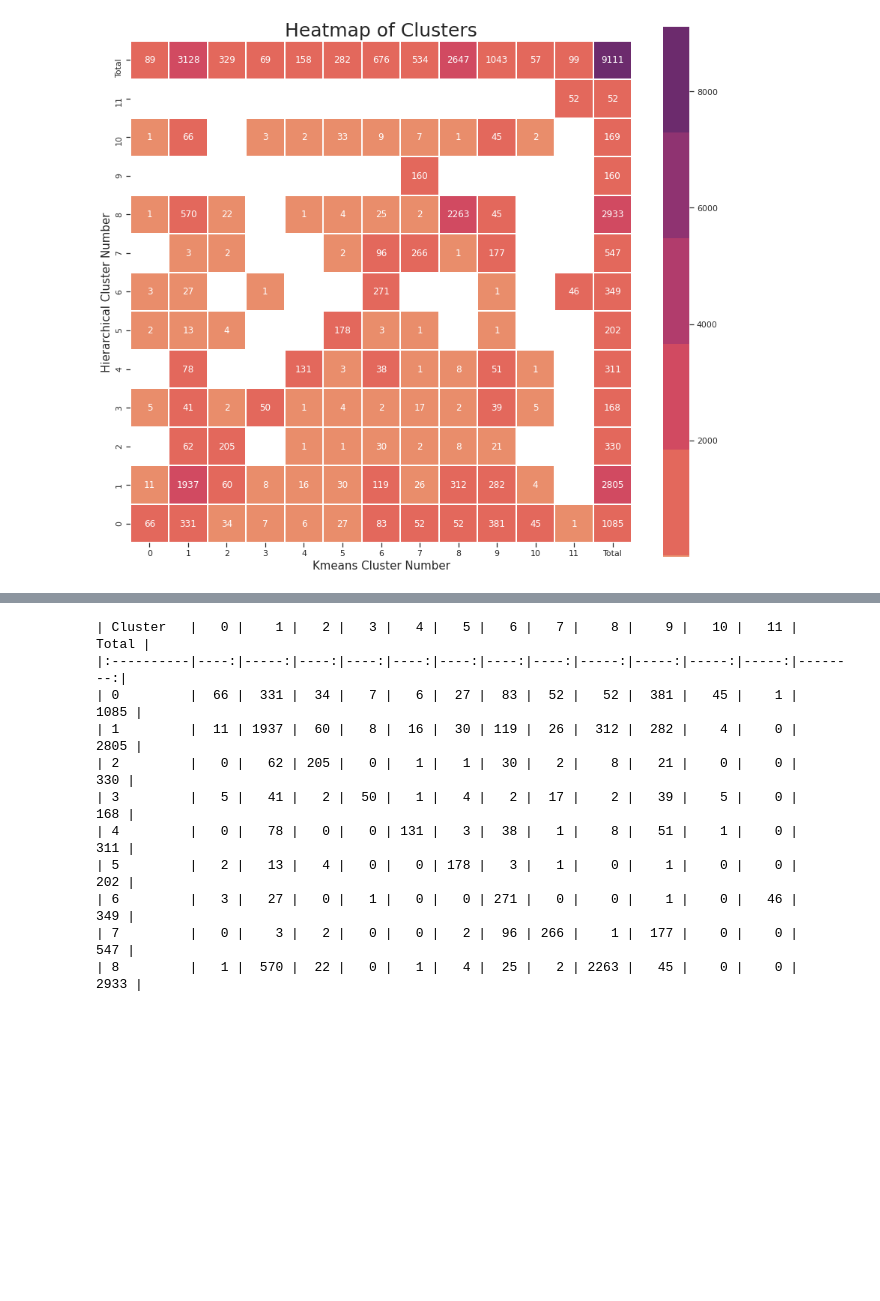
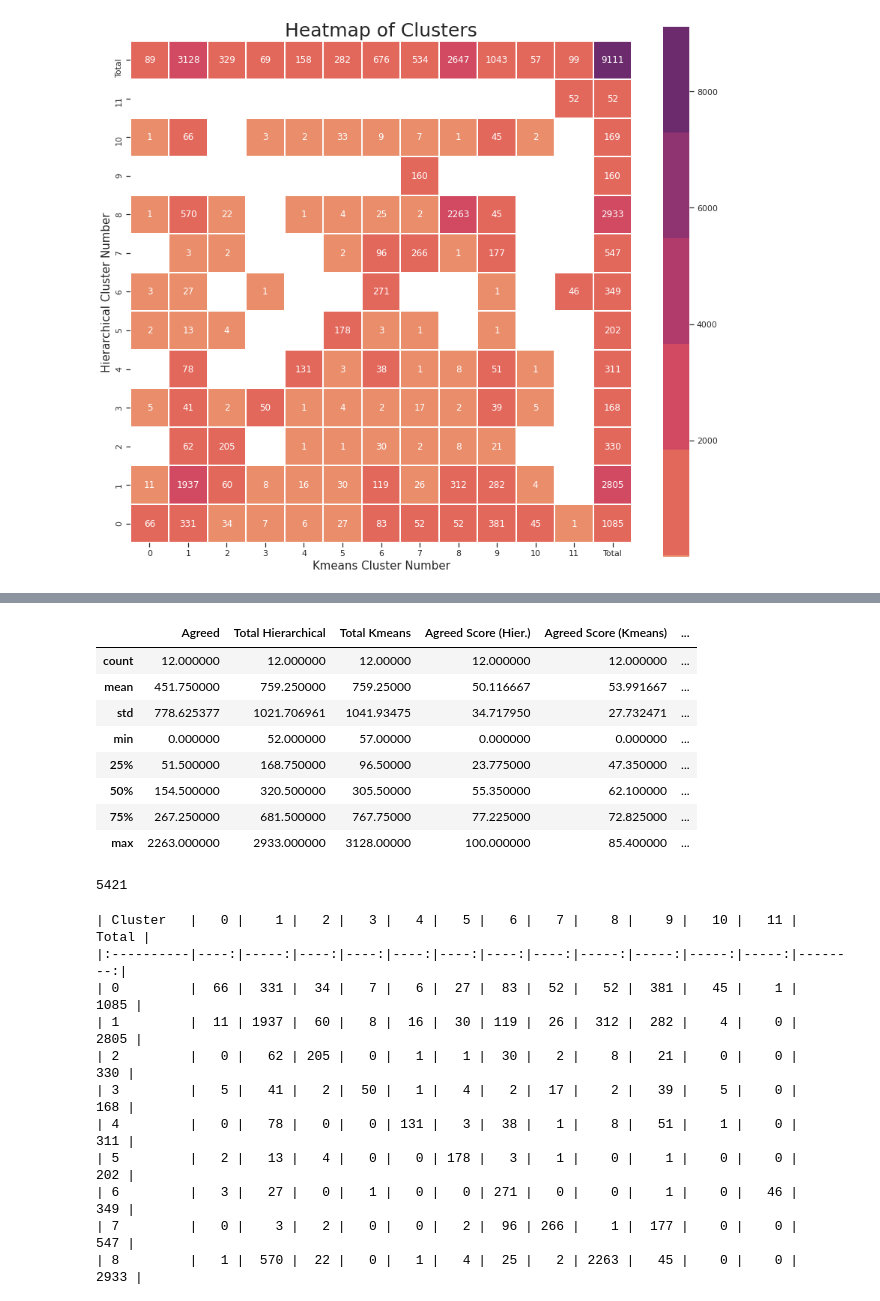
Before and after one commit to HenningH87/Coursera_Capstone, a Jupyter notebook: Comparison.ipynb, the cells around one changed output, grey strips where cells are left out. Cells and saved outputs as stored; diff of their text form; code cells hidden in the pictures; blank space fills up the shorter version.

```diff
--- a/Comparison.ipynb
+++ b/Comparison.ipynb
@@ -180,3 +243,19 @@ plt.show()
+# %%
+df_scores.describe()
+# %% [output]
+|  | Agreed | Total Hierarchical | Total Kmeans | Agreed Score (Hier.) | Agreed Score (Kmeans) | ... |
+| count | 12.000000 | 12.000000 | 12.00000 | 12.000000 | 12.000000 | ... |
+| mean | 451.750000 | 759.250000 | 759.25000 | 50.116667 | 53.991667 | ... |
+| std | 778.625377 | 1021.706961 | 1041.93475 | 34.717950 | 27.732471 | ... |
+| min | 0.000000 | 52.000000 | 57.00000 | 0.000000 | 0.000000 | ... |
+| 25% | 51.500000 | 168.750000 | 96.50000 | 23.775000 | 47.350000 | ... |
+| 50% | 154.500000 | 320.500000 | 305.50000 | 55.350000 | 62.100000 | ... |
+| 75% | 267.250000 | 681.500000 | 767.75000 | 77.225000 | 72.825000 | ... |
+| max | 2263.000000 | 2933.000000 | 3128.00000 | 100.000000 | 85.400000 | ... |
+# %%
+df_scores['Agreed'].sum()
+# %% [output]
+5421
 # %%
 print(df_cluster_stats.to_markdown())
 # %% [output]
```
Also changed, not shown: parts of 9 cells of this notebook, 40 other files.
